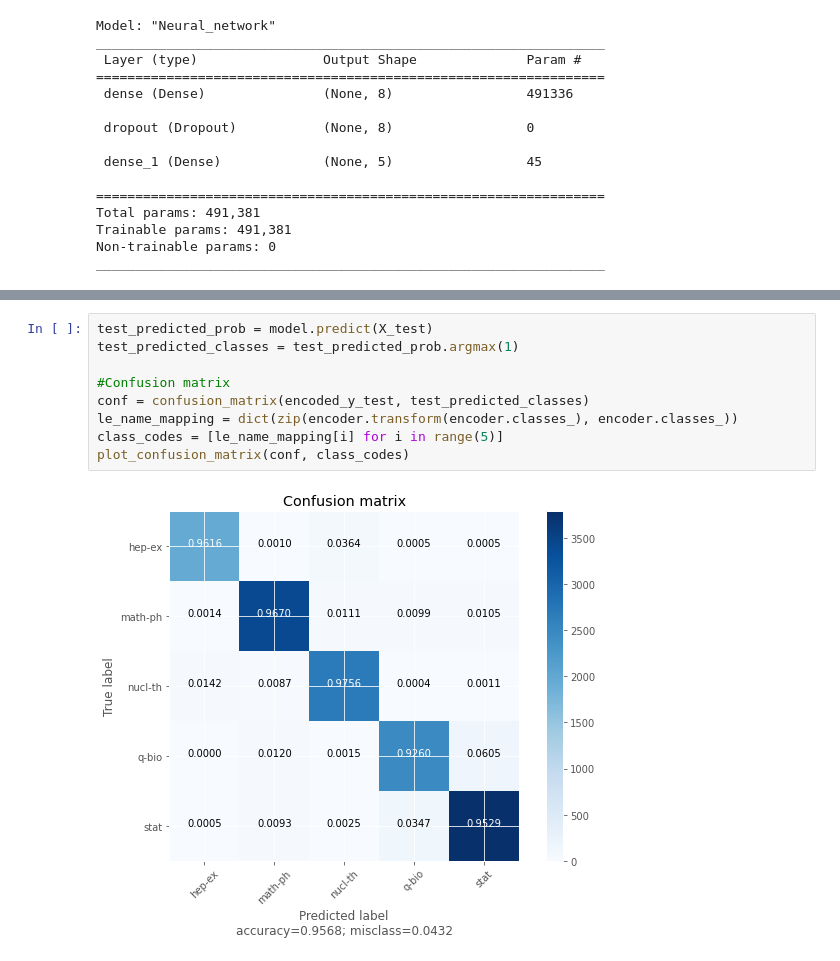
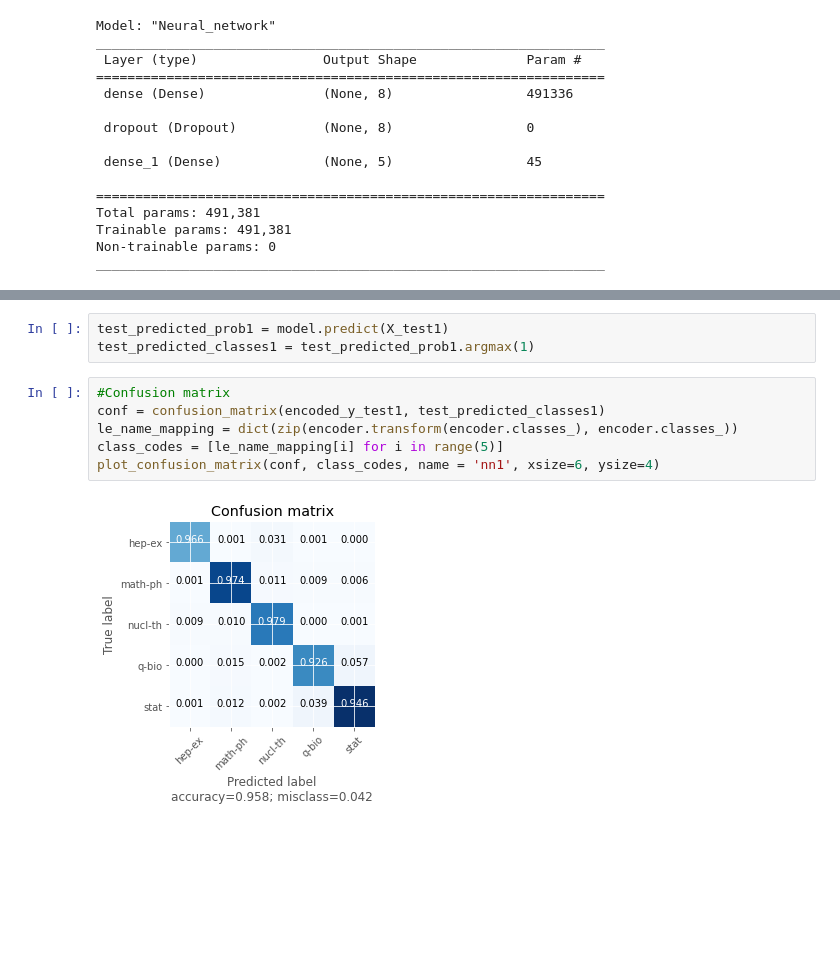
Before and after one commit to matteo-perillo/Abstracts-classification, a Jupyter notebook: 03_Neural network.ipynb, the cells around one changed output, grey strips where cells are left out. Cells and saved outputs as stored; diff of their text form; blank space fills up the shorter version.

```diff
--- a/03_Neural network.ipynb
+++ b/03_Neural network.ipynb
@@ -450,11 +445,11 @@ plot_history(history)
-# %%
-test_predicted_prob = model.predict(X_test)
-test_predicted_classes = test_predicted_prob.argmax(1)
-
-#Confusion matrix
-conf = confusion_matrix(encoded_y_test, test_predicted_classes)
-le_name_mapping = dict(zip(encoder.transform(encoder.classes_), encoder.classes_))
-class_codes = [le_name_mapping[i] for i in range(5)]
-plot_confusion_matrix(conf, class_codes)
-# %% [output]
-[figure, removed]
+# %%
+test_predicted_prob1 = model.predict(X_test1)
+test_predicted_classes1 = test_predicted_prob1.argmax(1)
+# %%
+#Confusion matrix
+conf = confusion_matrix(encoded_y_test1, test_predicted_classes1)
+le_name_mapping = dict(zip(encoder.transform(encoder.classes_), encoder.classes_))
+class_codes = [le_name_mapping[i] for i in range(5)]
+plot_confusion_matrix(conf, class_codes, name = 'nn1', xsize=6, ysize=4)
+# %% [output]
+[figure, added]
```
Also changed, not shown: parts of 15 cells of this notebook.
